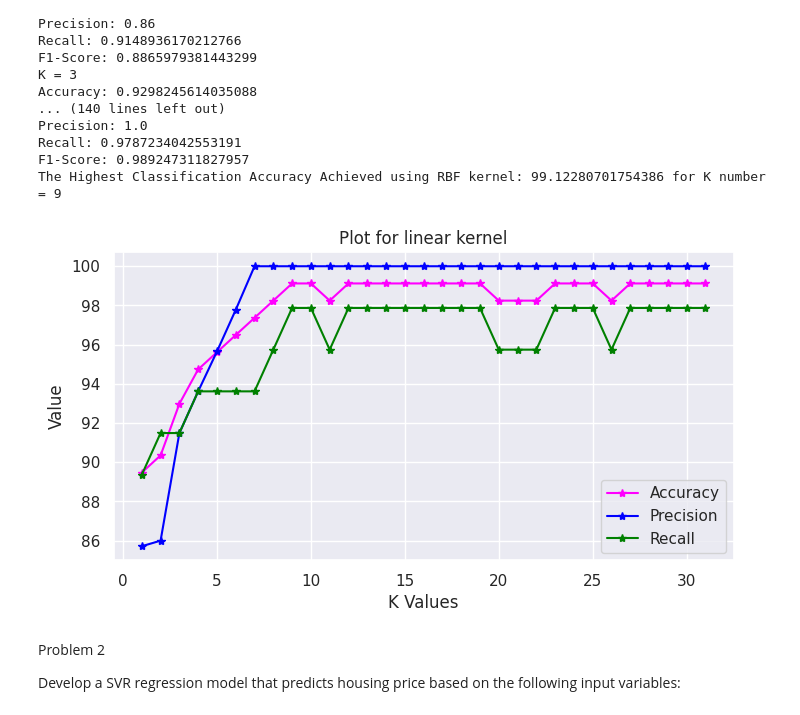
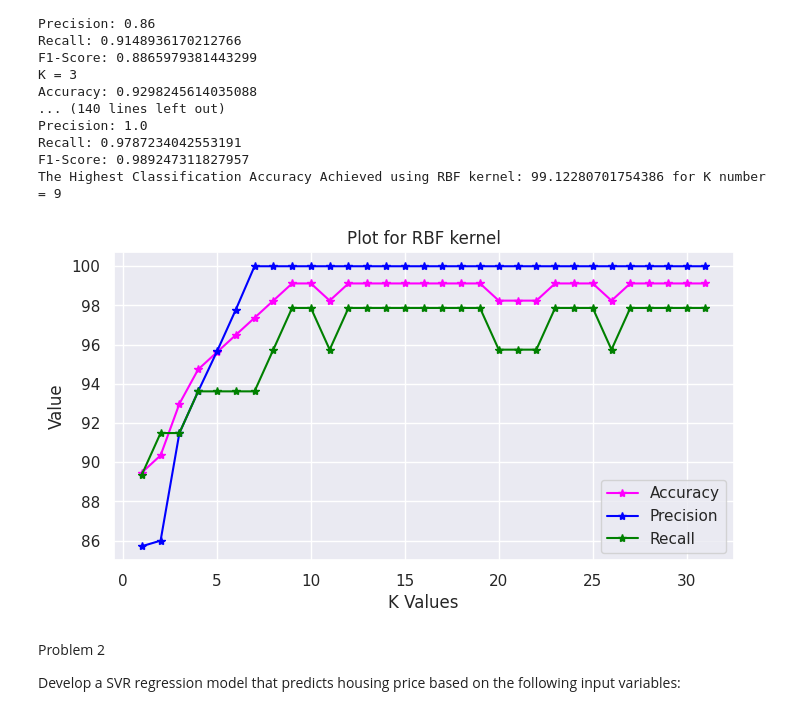
Before and after one commit to indhu68/indhuML_HW4, a Jupyter notebook: Homework_4_Intro_to_ML.ipynb, the cells around one changed output. Cells and saved outputs as stored; diff of their text form; code cells hidden in the pictures.

```diff
--- a/Homework_4_Intro_to_ML.ipynb
+++ b/Homework_4_Intro_to_ML.ipynb
@@ -253,23 +253,23 @@ The Highest Classification Accuracy Achieved using RBF kernel: 99.12280701754386
 # %%
 plt.figure(figsize=(8, 4))
 
 # Plot Accuracy in magenta
 plt.plot(k_list, accuracy_list, marker='*', linestyle='-', color='magenta', label='Accuracy')
 
 # Plot Precision in blue
 plt.plot(k_list, precision_list, marker='*', linestyle='-', color='blue', label='Precision')
 
 # Plot Recall in green
 plt.plot(k_list, recall_list, marker='*', linestyle='-', color='green', label='Recall')
 
-plt.title('Plot for linear kernel')
+plt.title('Plot for RBF kernel')
 plt.xlabel('K Values')
 plt.ylabel('Value')
 plt.grid(True)
 plt.legend()
 plt.show()
 # %% [output]
-[figure, old version]
+[figure, new version]
 # %% [markdown]
 Problem 2
 
```
Also changed, not shown: parts of 4 cells of this notebook.
